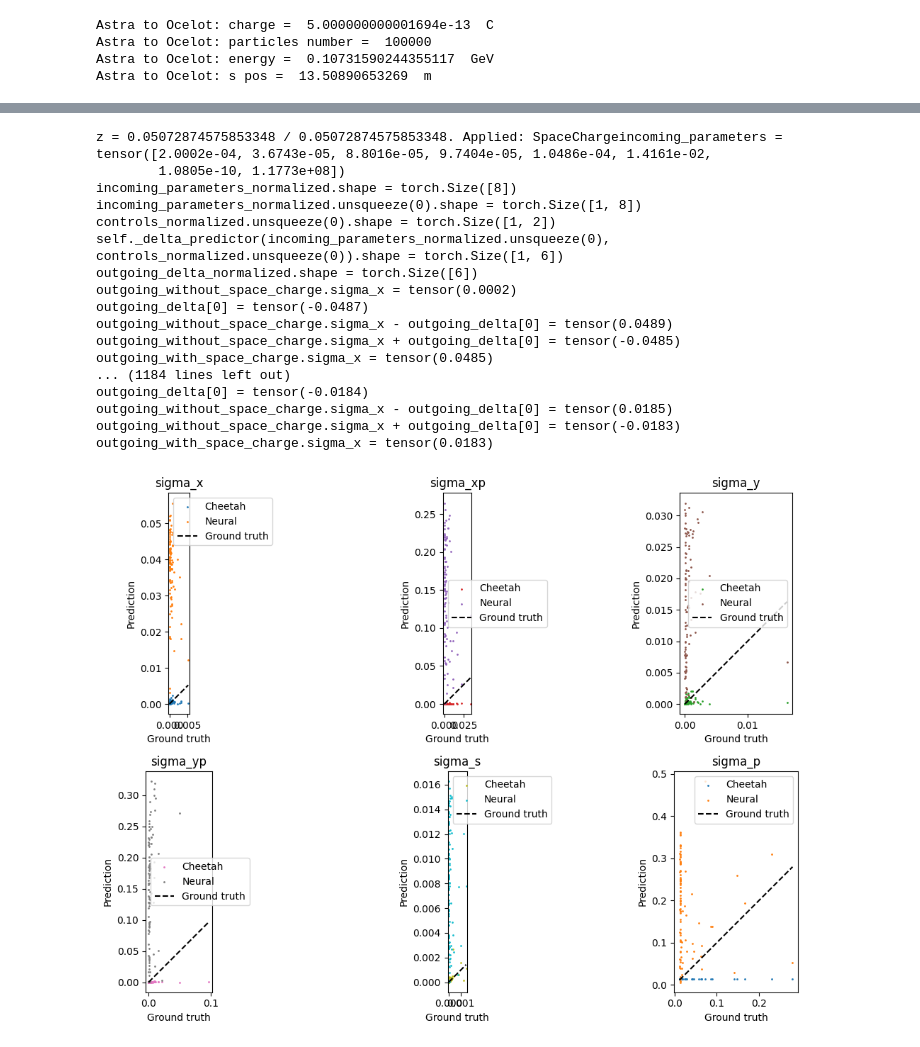
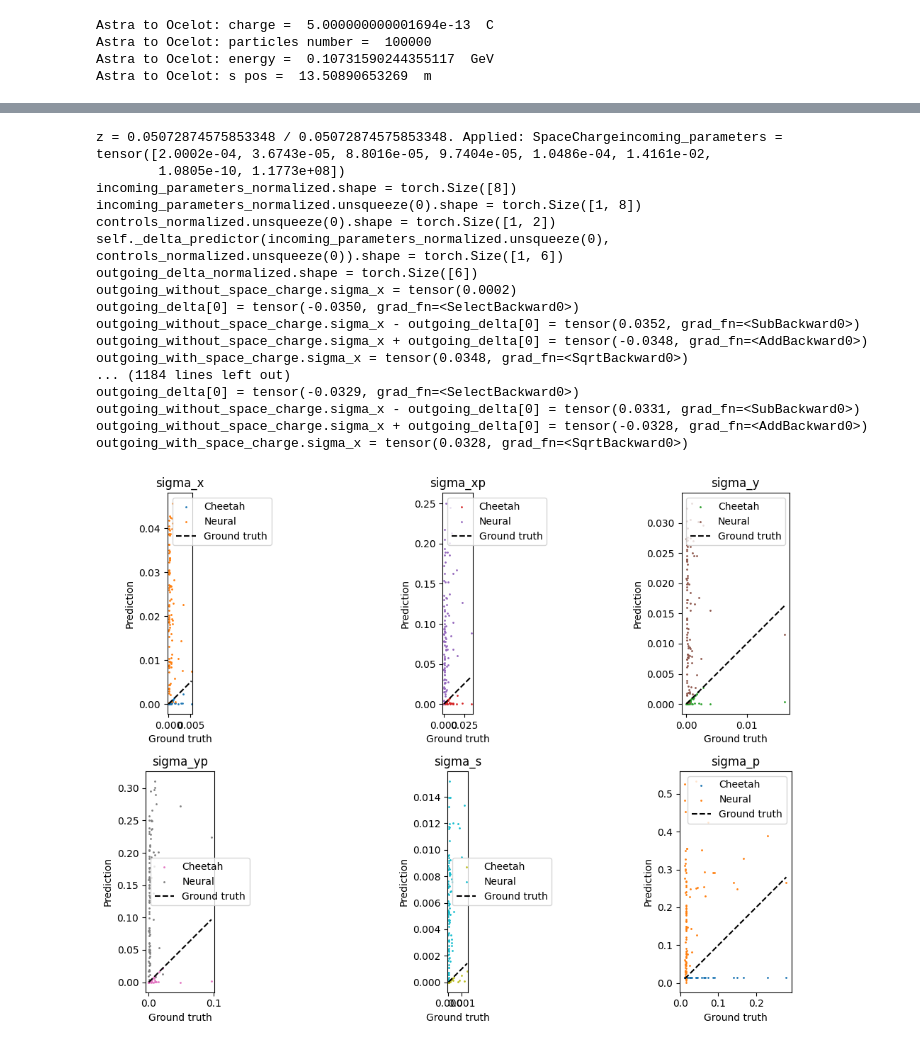
Before and after one commit to desy-ml/cheetah-demos, a Jupyter notebook: neural_network_space_charge_quad/test_space_charge_quad.ipynb, the cells around one changed output, grey strips where cells are left out. Cells and saved outputs as stored; diff of their text form; code cells hidden in the pictures.

```diff
--- a/neural_network_space_charge_quad/test_space_charge_quad.ipynb
+++ b/neural_network_space_charge_quad/test_space_charge_quad.ipynb
@@ -115,10 +115,8 @@ class NNSpaceChargeQuadrupole(cheetah.Quadrupole):
             "space-charge-quadrupole/allgm5gt/checkpoints/epoch=91-step=345000.ckpt"  # Logarithmic input and data set (large, tuned)
             # "space-charge-quadrupole/pe9nvh12/checkpoints/epoch=37-step=14250.ckpt"  # Logarithmic input and output
         )
-        model.eval()
-
-        self._delta_predictor = model.net.to(self.device)
-        self._delta_predictor.requires_grad_(False)
+        self._delta_predictor = model.to(self.device).eval()
+        # self._delta_predictor.requires_grad_(False)
 
         # self._incoming_scaler_mean = torch.tensor(
         #     [
@@ -235,6 +233,7 @@ class NNSpaceChargeQuadrupole(cheetah.Quadrupole):
         Take the normally (without space charge) tracked beam and modify it to take
         space charge effects into account.
         """
+        # TODO: The following two currently break differentiability
         incoming_parameters = torch.tensor(
             [
                 incoming.sigma_x,
@@ -711,8 +710,8 @@ for i in range(num_samples):
     # Generate Cheetah beam
     cheetah_incoming = cheetah.ParameterBeam.from_ocelot(p_array_incoming)
     cheetah_quadrupole = cheetah.Quadrupole(
-        length=dataset_train_normalized[i][0][1][0],
-        k1=dataset_train_normalized[i][0][1][1],
+        length=dataset_train_raw[i][0][1][0],
+        k1=dataset_train_raw[i][0][1][1],
     )
     cheetah_outgoing = cheetah_quadrupole.track(cheetah_incoming)
 
@@ -721,8 +720,8 @@ for i in range(num_samples):
     # Generate neural Cheetah beam
     neural_incoming = cheetah.ParameterBeam.from_ocelot(p_array_incoming)
     neural_quadrupole = NNSpaceChargeQuadrupole(
-        length=dataset_train_normalized[i][0][1][0],
-        k1=dataset_train_normalized[i][0][1][1],
+        length=dataset_train_raw[i][0][1][0],
+        k1=dataset_train_raw[i][0][1][1],
     )
     neural_outgoing = neural_quadrupole.track(neural_incoming)
 
@@ -920,39 +919,39 @@ plt.plot(
     [
         min([ocelot_beam.p().std() for ocelot_beam in ocelot_beams]),
         max([ocelot_beam.p().std() for ocelot_beam in ocelot_beams]),
     ],
     [
         min([ocelot_beam.p().std() for ocelot_beam in ocelot_beams]),
         max([ocelot_beam.p().std() for ocelot_beam in ocelot_beams]),
     ],
     c="k",
     ls="--",
     label="Ground truth",
 )
 plt.xlabel("Ground truth")
 plt.ylabel("Prediction")
 plt.title("sigma_p")
 plt.gca().set_aspect("equal", adjustable="box")
 plt.legend()
 
 plt.tight_layout()
 plt.show()
 # %% [output]
 z = 0.05072874575853348 / 0.05072874575853348. Applied: SpaceChargeincoming_parameters = tensor([2.0002e-04, 3.6743e-05, 8.8016e-05, 9.7404e-05, 1.0486e-04, 1.4161e-02,
         1.0805e-10, 1.1773e+08])
 incoming_parameters_normalized.shape = torch.Size([8])
 incoming_parameters_normalized.unsqueeze(0).shape = torch.Size([1, 8])
 controls_normalized.unsqueeze(0).shape = torch.Size([1, 2])
 self._delta_predictor(incoming_parameters_normalized.unsqueeze(0), controls_normalized.unsqueeze(0)).shape = torch.Size([1, 6])
 outgoing_delta_normalized.shape = torch.Size([6])
 outgoing_without_space_charge.sigma_x = tensor(0.0002)
-outgoing_delta[0] = tensor(-0.0487)
-outgoing_without_space_charge.sigma_x - outgoing_delta[0] = tensor(0.0489)
-outgoing_without_space_charge.sigma_x + outgoing_delta[0] = tensor(-0.0485)
-outgoing_with_space_charge.sigma_x = tensor(0.0485)
+outgoing_delta[0] = tensor(-0.0350, grad_fn=<SelectBackward0>)
+outgoing_without_space_charge.sigma_x - outgoing_delta[0] = tensor(0.0352, grad_fn=<SubBackward0>)
+outgoing_without_space_charge.sigma_x + outgoing_delta[0] = tensor(-0.0348, grad_fn=<AddBackward0>)
+outgoing_with_space_charge.sigma_x = tensor(0.0348, grad_fn=<SqrtBackward0>)
 ... (1184 lines left out)
-outgoing_delta[0] = tensor(-0.0184)
-outgoing_without_space_charge.sigma_x - outgoing_delta[0] = tensor(0.0185)
-outgoing_without_space_charge.sigma_x + outgoing_delta[0] = tensor(-0.0183)
-outgoing_with_space_charge.sigma_x = tensor(0.0183)
+outgoing_delta[0] = tensor(-0.0329, grad_fn=<SelectBackward0>)
+outgoing_without_space_charge.sigma_x - outgoing_delta[0] = tensor(0.0331, grad_fn=<SubBackward0>)
+outgoing_without_space_charge.sigma_x + outgoing_delta[0] = tensor(-0.0328, grad_fn=<AddBackward0>)
+outgoing_with_space_charge.sigma_x = tensor(0.0328, grad_fn=<SqrtBackward0>)
-[figure, old version]
+[figure, new version]
```
Also changed, not shown: parts of 8 cells of this notebook.
